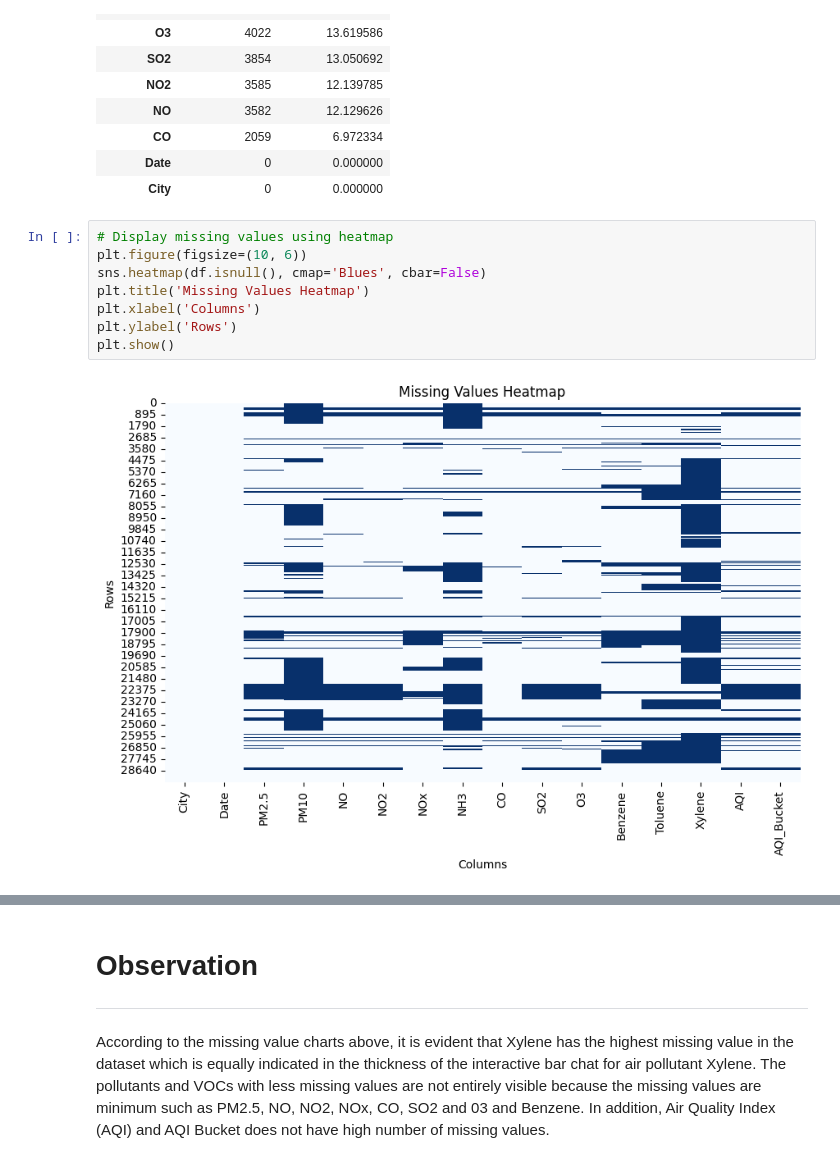
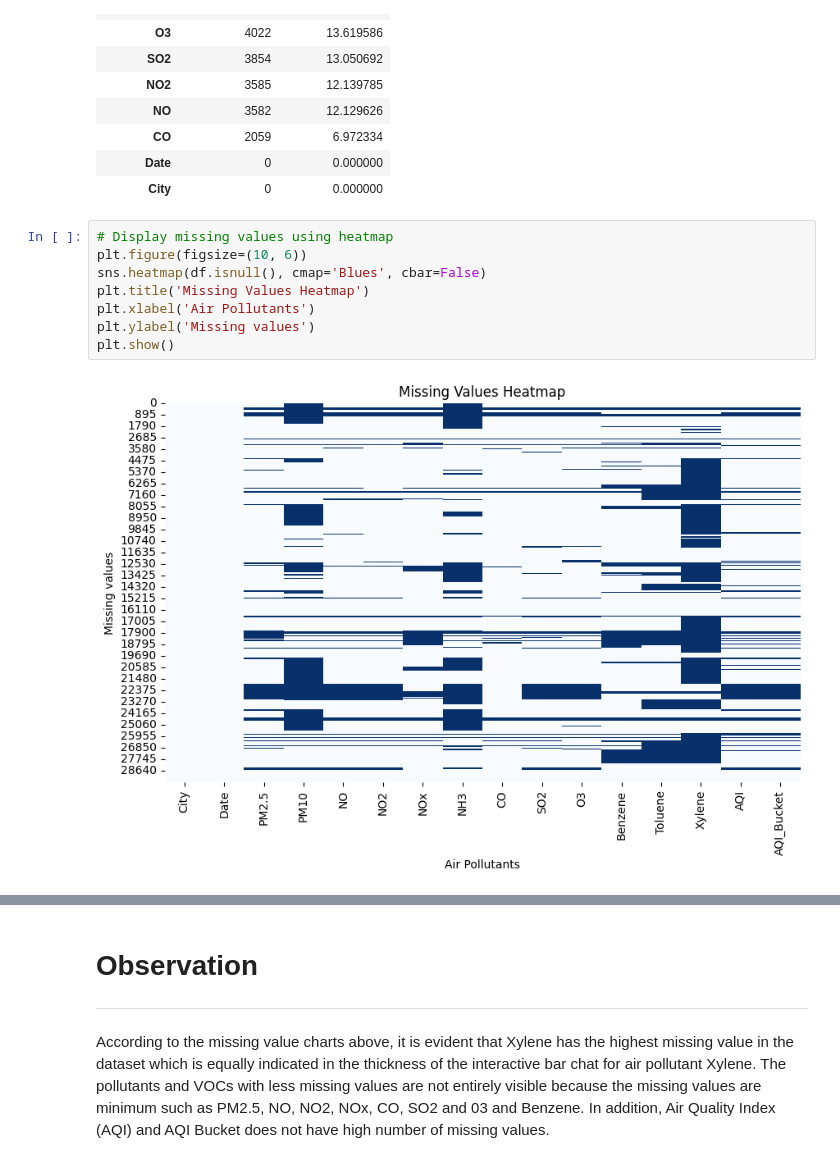
Before and after one commit to KyrianAbaneke/PRAC_1-Abaneke-Chizoba-Kyrian-CMP7005, a Jupyter notebook: Abaneke_Chizoba_Kyrian_CMP7005_Assessment.ipynb, the cells around one changed output, grey strips where cells are left out. Cells and saved outputs as stored; diff of their text form.

```diff
--- a/Abaneke_Chizoba_Kyrian_CMP7005_Assessment.ipynb
+++ b/Abaneke_Chizoba_Kyrian_CMP7005_Assessment.ipynb
@@ -427,13 +421,13 @@ display(missing_values.style.background_gradient(cmap='Reds'))
 # %%
 # Display missing values using heatmap
 plt.figure(figsize=(10, 6))
 sns.heatmap(df.isnull(), cmap='Blues', cbar=False)
 plt.title('Missing Values Heatmap')
-plt.xlabel('Columns')
-plt.ylabel('Rows')
+plt.xlabel('Air Pollutants')
+plt.ylabel('Missing values')
 plt.show()
 # %% [output]
-[figure, old version]
+[figure, new version]
 # %%
 # Check missing values using interactive bar chat
 import plotly.express as px
```
Also changed, not shown: parts of 16 cells of this notebook.
